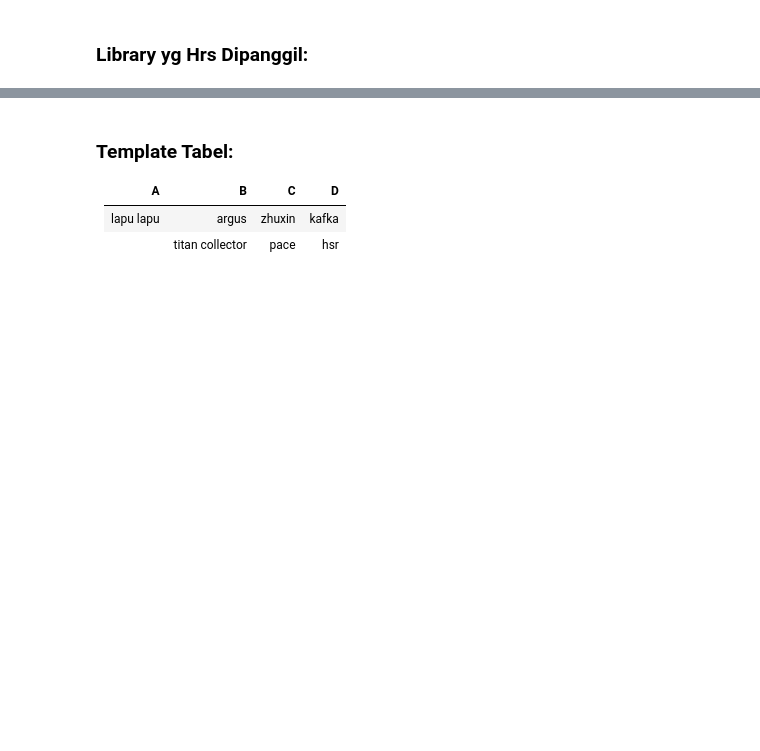
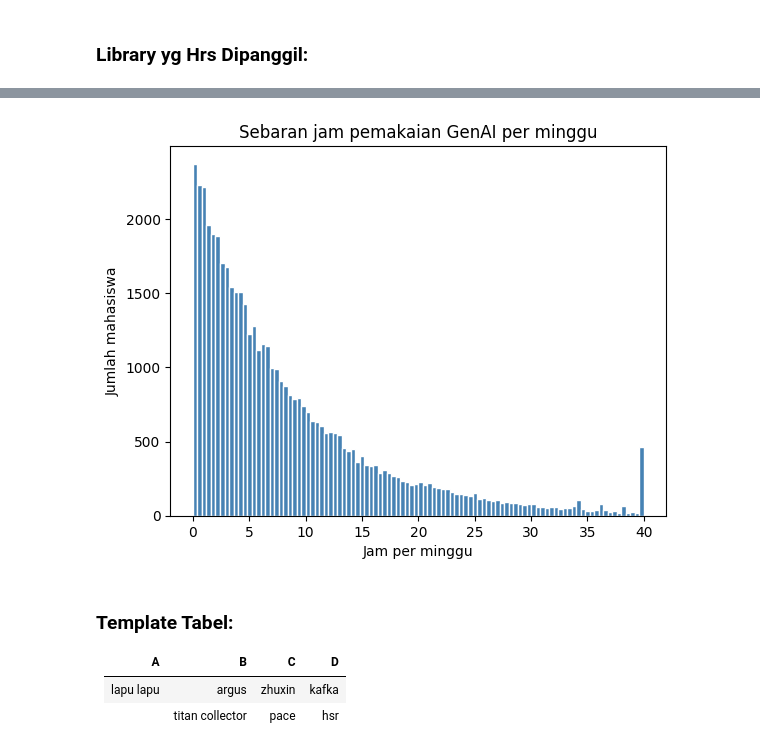
Before and after one commit to Shxrp08/Project_SG_I-Smile_Group6_2026, a Jupyter notebook: Project_SG_Group_6.ipynb, the cells around one changed output, grey strips where cells are left out. Drawn from its saved outputs; the diff is of its cells as text; code cells hidden in the pictures; blank space fills up the shorter version.

```diff
--- a/Project_SG_Group_6.ipynb
+++ b/Project_SG_Group_6.ipynb
@@ -43,0 +46,6 @@ from sklearn.metrics import (
+# %%
+DATA_PATH = "/content/ai_student_impact_dataset (1)-selected-columns.csv"        #Path dari data yang akan digunakan oleh
+
+df = pd.read_csv(DATA_PATH)                                                      # Membaca data
+print("Ukuran data (baris, kolom):", df.shape)                                   # Print teks, df.shape menunjukkan berapa banyak baris dan kolom pada csv
+df.head()                                                                        # Menampilkan berapa banyak indeks data yang akan ditampilkan pada kolom
@@ -44,3 +114,12 @@ from sklearn.metrics import (
+# %%
+# Setelah itu, kita buat histogramnya dengan menggunakan Weekly_GenAI_Hours yang ada pada csv
+plt.hist(df["Weekly_GenAI_Hours"], bins=100, color="steelblue", edgecolor="white")  #plt adalah pyplot, library yg digunakan untuk membuat grafik, plt.hist digunakan utk membuat grafik histogram
+plt.title("Sebaran jam pemakaian GenAI per minggu")           #plt.title untuk membuat judul dari histogram
+plt.xlabel("Jam per minggu")                                                       #plt.xlabel untuk membuat nilai pada sumbu x
+plt.ylabel("Jumlah mahasiswa")                                                     #plt.ylabel untuk membuat nilai pada sumbu y
+plt.show()                                                                         #plt.show untuk menampilkan grafiknya
+# %% [output]
+[figure, added]
 # %% [markdown]
 ### Template Tabel:
 | A | B | C | D |
```
Also changed, not shown: parts of 8 cells of this notebook.
